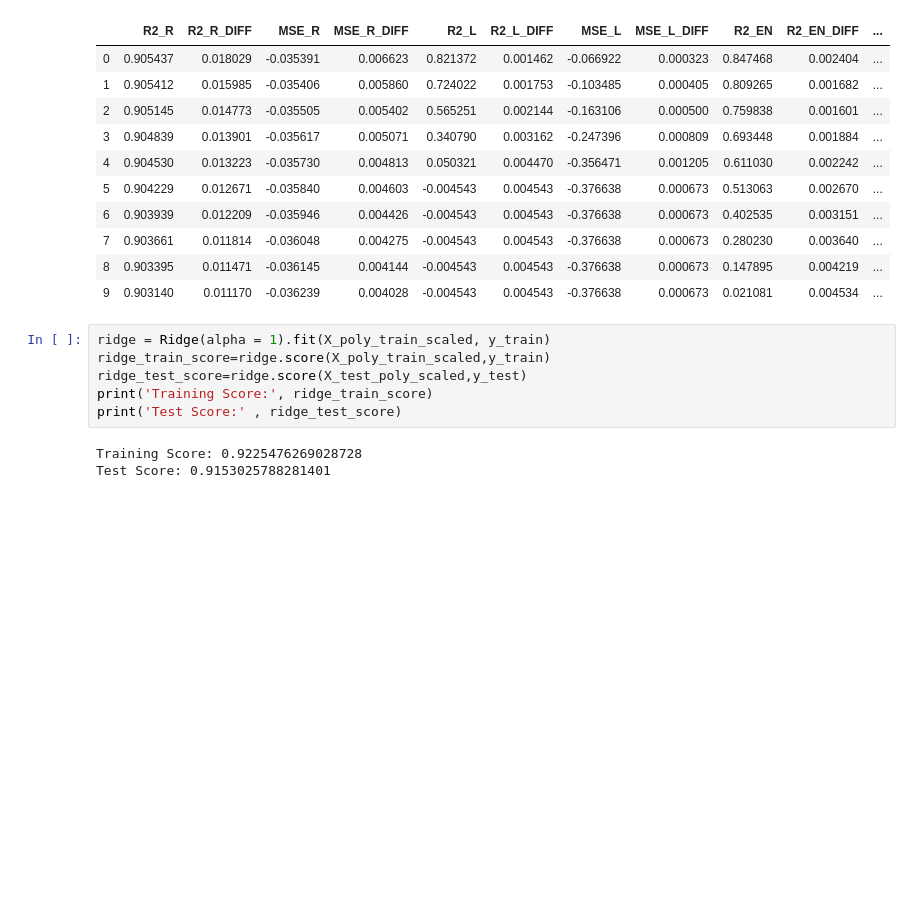
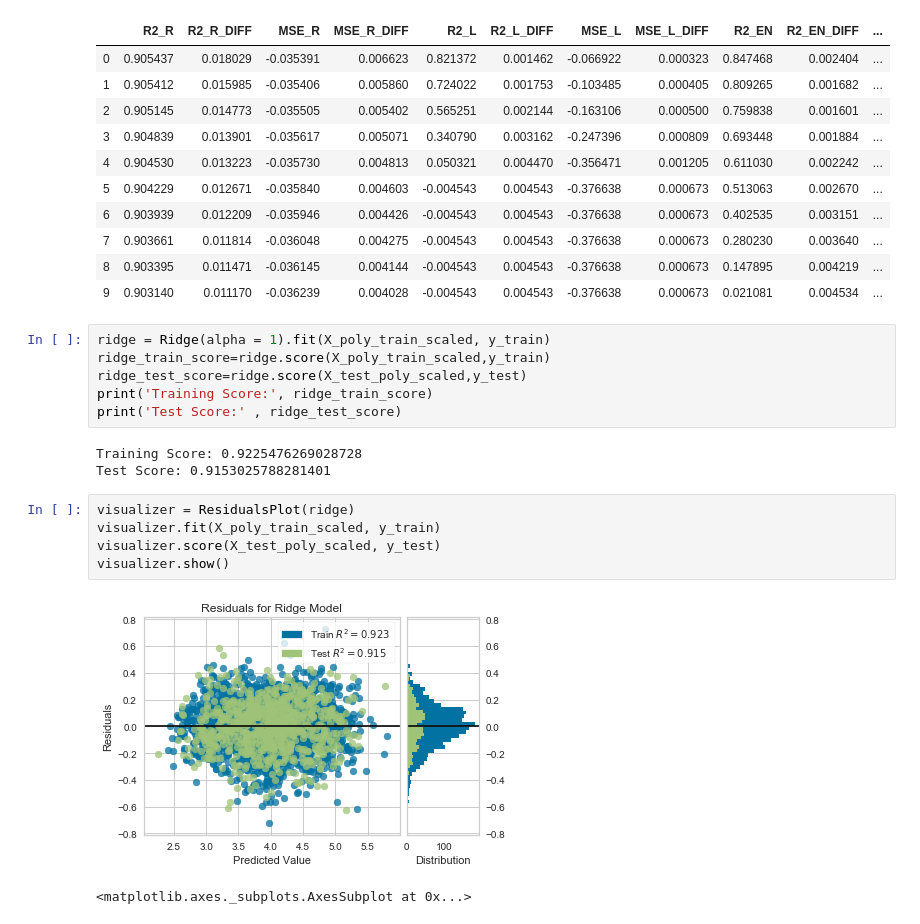
Before and after one commit to nielsbclausen/Mod_4_Project, a Jupyter notebook: Niels_nb.ipynb, the cells around one changed output. Drawn from its saved outputs; the diff is of its cells as text; blank space fills up the shorter version.

```diff
--- a/Niels_nb.ipynb
+++ b/Niels_nb.ipynb
@@ -521,3 +559,11 @@ print('Test Score:' , ridge_test_score)
 # %% [output]
 Training Score: 0.9225476269028728
 Test Score: 0.9153025788281401
+# %%
+visualizer = ResidualsPlot(ridge)
+visualizer.fit(X_poly_train_scaled, y_train)
+visualizer.score(X_test_poly_scaled, y_test)
+visualizer.show()
+# %% [output]
+[figure, added]
+<matplotlib.axes._subplots.AxesSubplot at 0x...>
```
Also changed, not shown: parts of 12 cells of this notebook.
